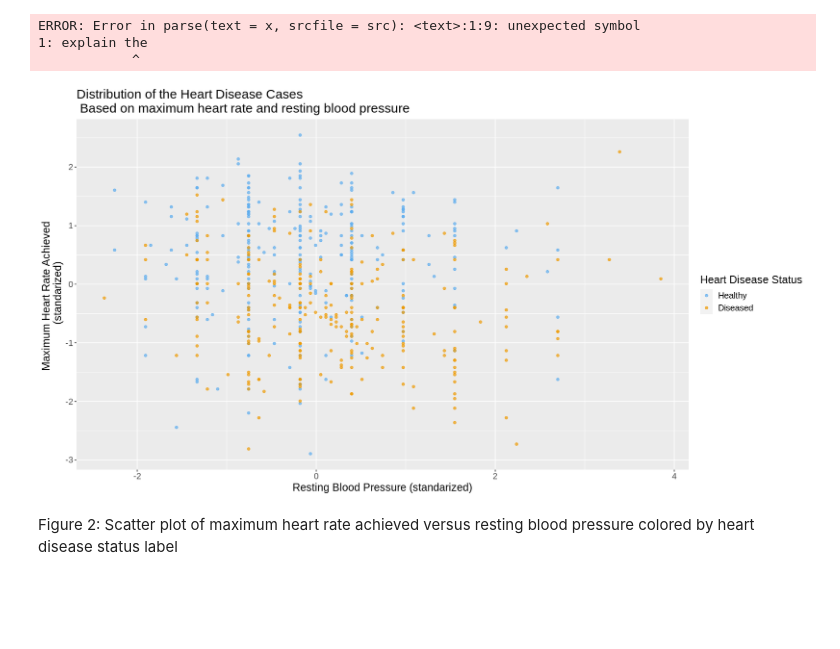
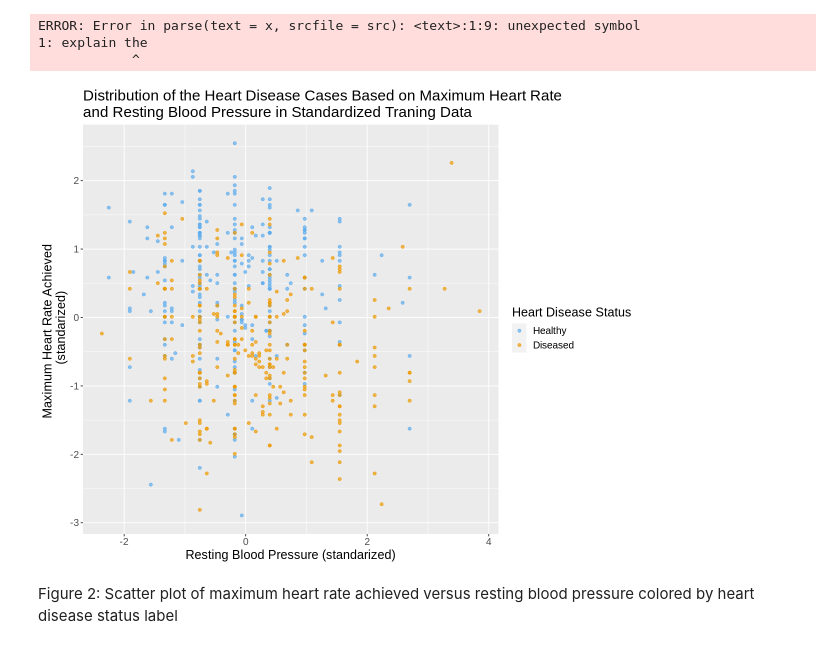
Before and after one commit to kiarashbahari/Group_project, a Jupyter notebook: project.ipynb, the cells around one changed output. Drawn from its saved outputs; the diff is of its cells as text; code cells hidden in the pictures; blank space fills up the shorter version.

```diff
--- a/project.ipynb
+++ b/project.ipynb
@@ -304,21 +277,21 @@ ERROR: Error in parse(text = x, srcfile = src): <text>:1:9: unexpected symbol
 1: explain the
             ^
 # %%
-options(repr.plot.width = 15, repr.plot.height = 8)
+options(repr.plot.width = 10, repr.plot.height = 8)
 cholvshr <- ggplot(scaled_heart, aes(x = RestingBP, y = MaxHR, color = HeartDisease)) +
       geom_point(alpha = 0.7) +
       xlab("Resting Blood Pressure (standarized)") +
       ylab("Maximum Heart Rate Achieved \n (standarized)") +
       labs(color= "Heart Disease Status")+
       theme(text = element_text(size = 15),
         legend.position = "right",
         legend.direction = "vertical") +
         scale_color_manual(labels = c("Healthy","Diseased"),
                            values= c("steelblue2","orange2"))+
-        ggtitle("Distribution of the Heart Disease Cases \n Based on maximum heart rate and resting blood pressure")
+        ggtitle("Distribution of the Heart Disease Cases Based on Maximum Heart Rate \nand Resting Blood Pressure in Standardized Traning Data")
 cholvshr
 # %% [output]
-[figure, old version]
+[figure, new version]
 # %% [markdown]
 Figure 2: Scatter plot of maximum heart rate achieved versus resting blood pressure  colored by heart disease status label
 # %%
```
Also changed, not shown: parts of 63 cells of this notebook.
